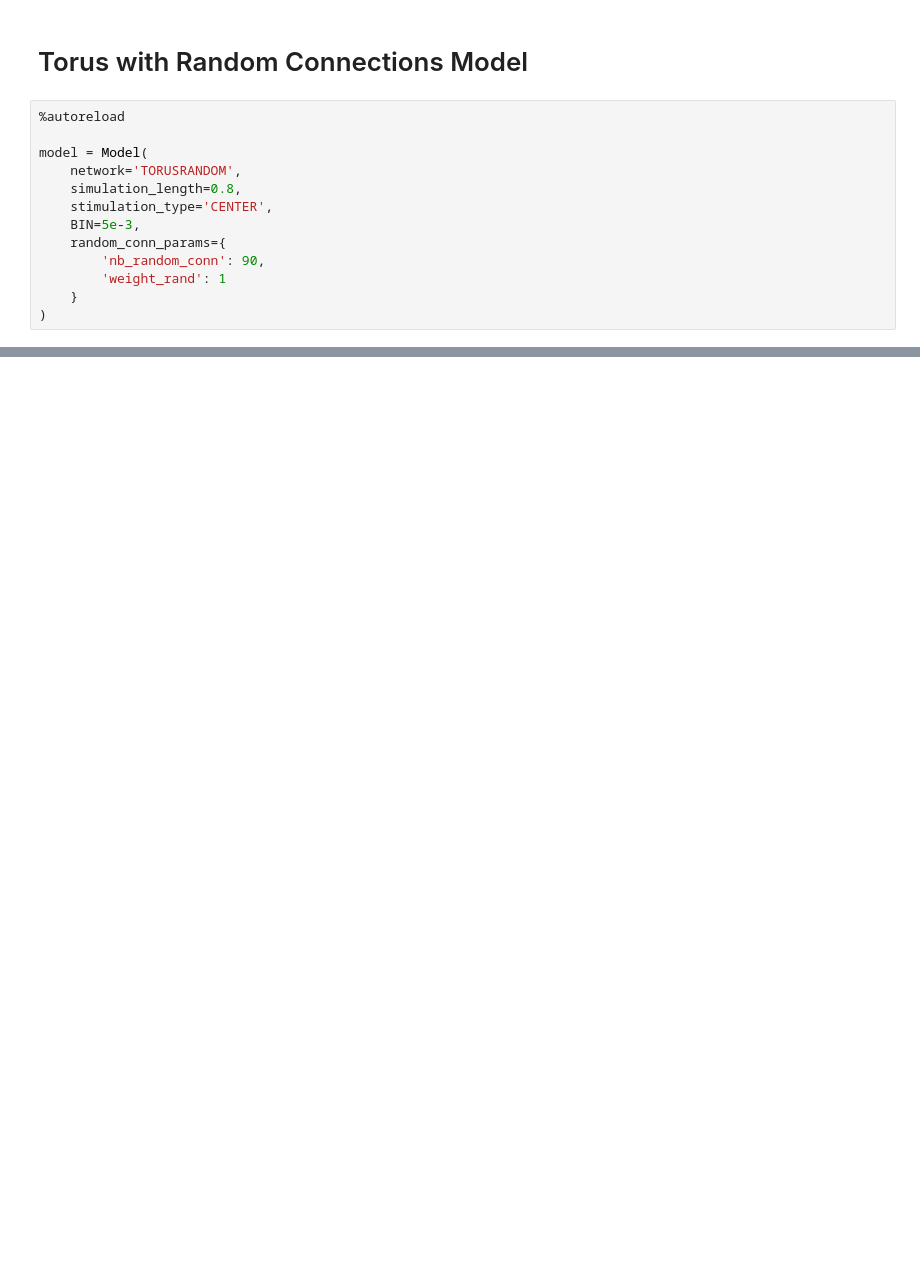
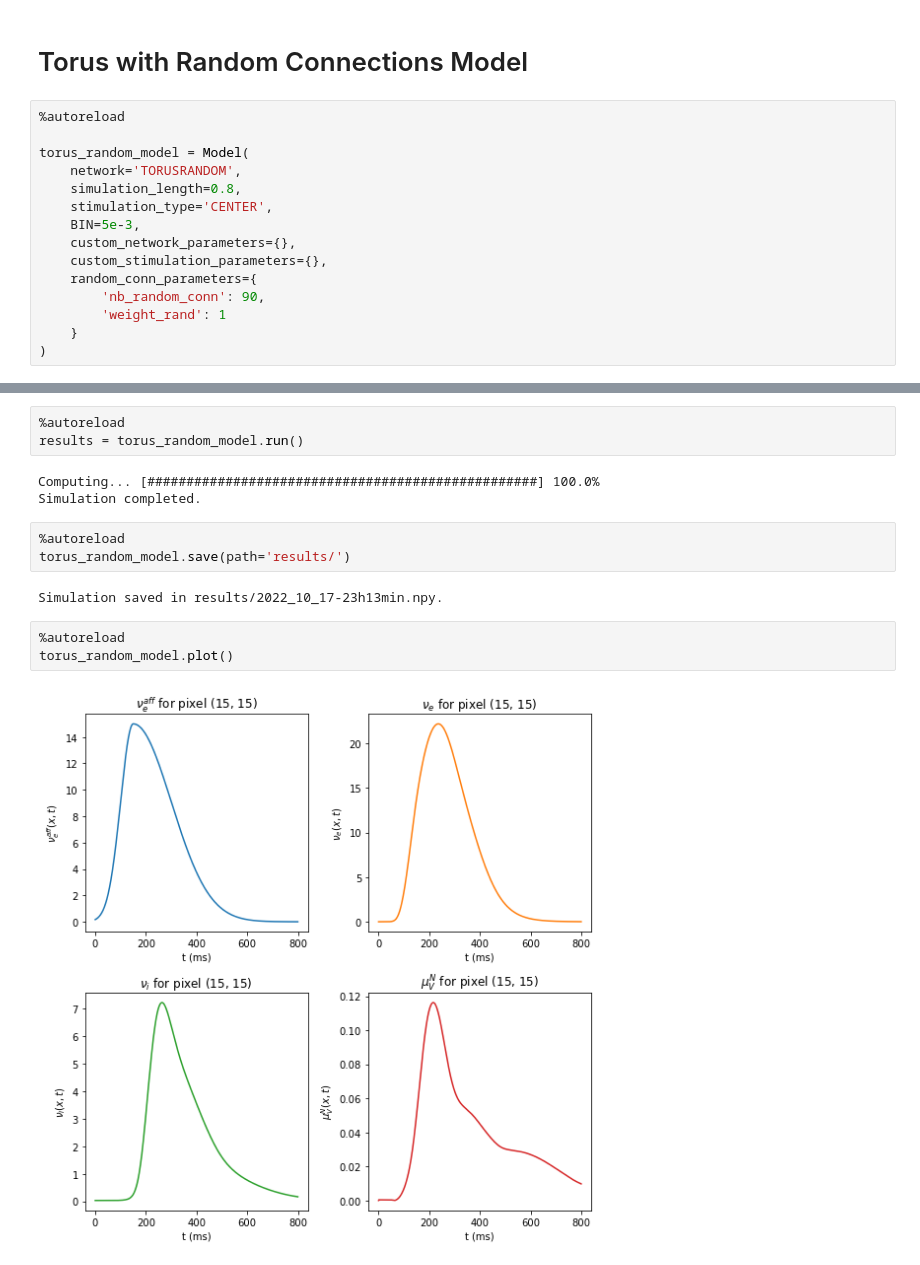
Before and after one commit to axelroques/2D_V1_MeanFieldModel-Roques2022, a Jupyter notebook: run.ipynb, the cells around one changed output, grey strips where cells are left out. Cells and saved outputs as stored; diff of their text form; blank space fills up the shorter version.

Commit message:
Save and load features

```diff
--- a/run.ipynb
+++ b/run.ipynb
@@ -64,12 +81,14 @@ model = Model(
 # %%
 %autoreload
 
-model = Model(
+torus_random_model = Model(
     network='TORUSRANDOM',
     simulation_length=0.8,
     stimulation_type='CENTER',
     BIN=5e-3,
-    random_conn_params={
+    custom_network_parameters={},
+    custom_stimulation_parameters={},
+    random_conn_parameters={
         'nb_random_conn': 90,
         'weight_rand': 1
     }
@@ -76,0 +98,16 @@ model = Model(
+# %%
+%autoreload
+results = torus_random_model.run()
+# %% [output]
+Computing... [##################################################] 100.0%
+Simulation completed.
+# %%
+%autoreload
+torus_random_model.save(path='results/')
+# %% [output]
+Simulation saved in results/2022_10_17-23h13min.npy.
+# %%
+%autoreload
+torus_random_model.plot()
+# %% [output]
+[figure, added]
```
Also changed, not shown: parts of 14 cells of this notebook, 10 other files.
